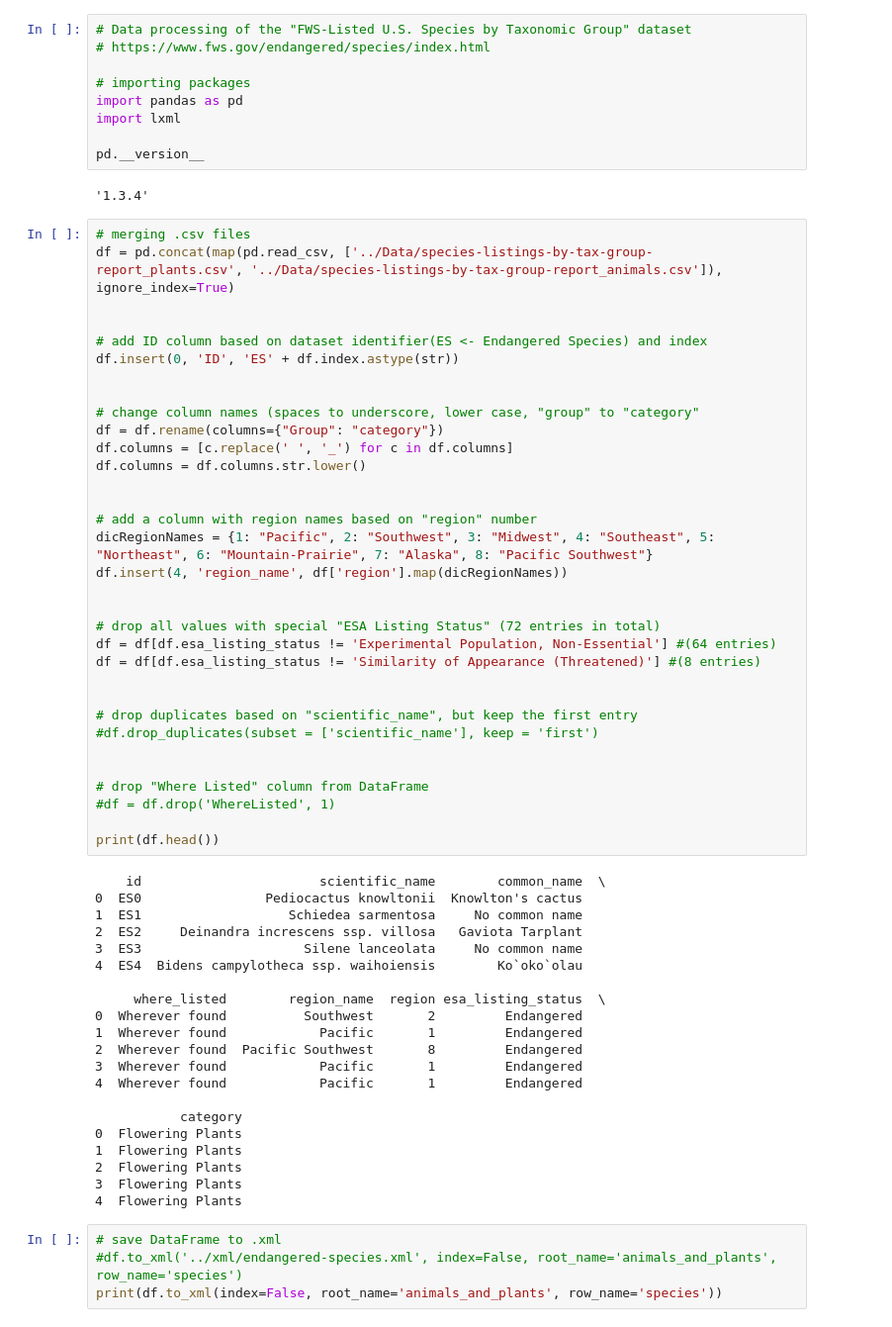
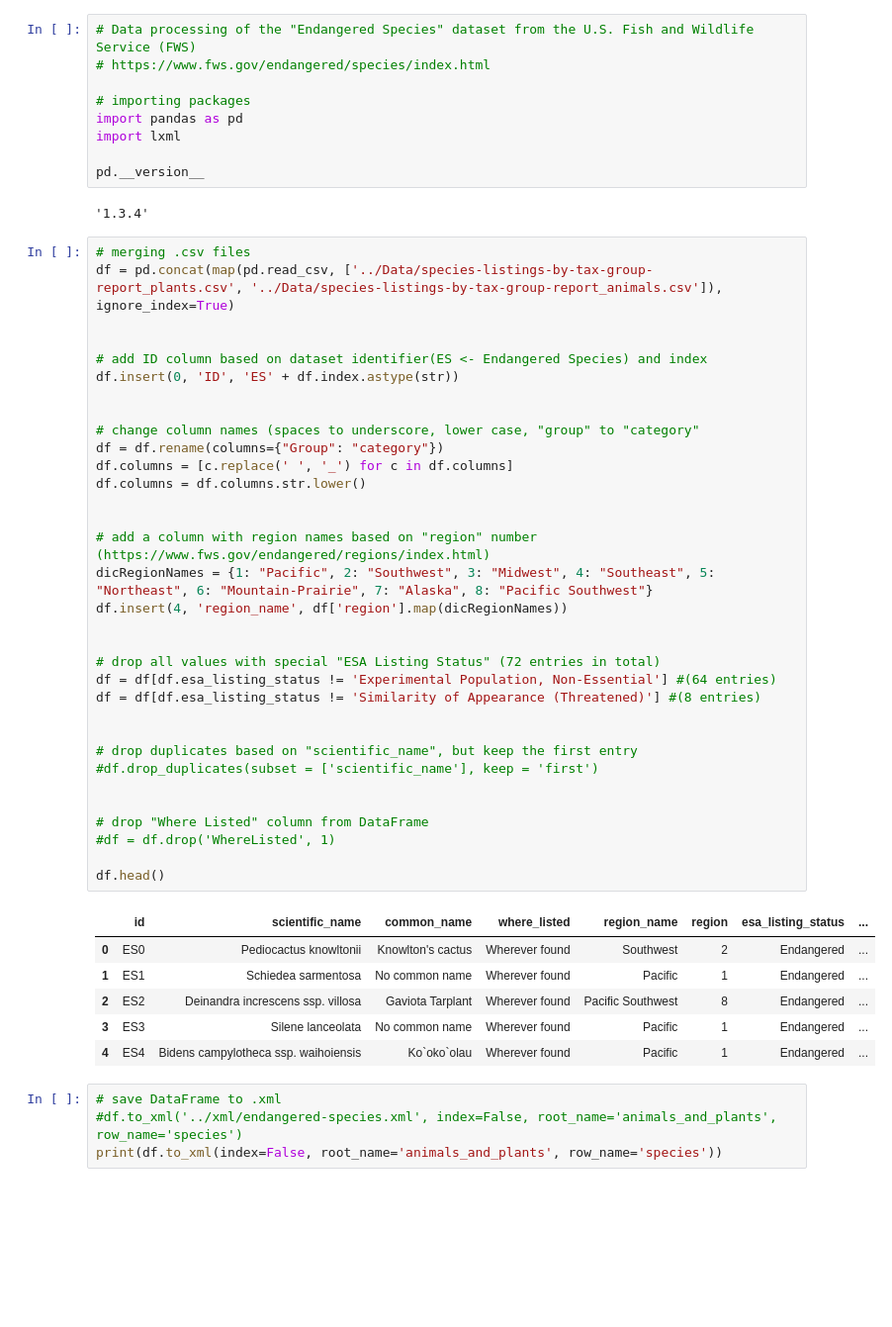
Before and after one commit to till22G/Web_Data_Integration_Project, a Jupyter notebook: notebooks/EndangeredSpecies_Processing.ipynb, the cells around one changed output. Shown at 99% size. Drawn from its saved outputs; the diff is of its cells as text; blank space fills up the shorter version.

Commit message:
Cleaned Endangered Species Preprocessing

```diff
--- a/notebooks/EndangeredSpecies_Processing.ipynb
+++ b/notebooks/EndangeredSpecies_Processing.ipynb
@@ -1,5 +1,5 @@
 # %%
-# Data processing of the "FWS-Listed U.S. Species by Taxonomic Group" dataset
+# Data processing of the "Endangered Species" dataset from the U.S. Fish and Wildlife Service (FWS)
 # https://www.fws.gov/endangered/species/index.html
 
 # importing packages
@@ -14,55 +14,41 @@ pd.__version__
 df = pd.concat(map(pd.read_csv, ['../Data/species-listings-by-tax-group-report_plants.csv', '../Data/species-listings-by-tax-group-report_animals.csv']), ignore_index=True)
 
 
 # add ID column based on dataset identifier(ES <- Endangered Species) and index
 df.insert(0, 'ID', 'ES' + df.index.astype(str))
 
 
 # change column names (spaces to underscore, lower case, "group" to "category"
 df = df.rename(columns={"Group": "category"})
 df.columns = [c.replace(' ', '_') for c in df.columns]
 df.columns = df.columns.str.lower()
 
 
-# add a column with region names based on "region" number
+# add a column with region names based on "region" number (https://www.fws.gov/endangered/regions/index.html)
 dicRegionNames = {1: "Pacific", 2: "Southwest", 3: "Midwest", 4: "Southeast", 5: "Northeast", 6: "Mountain-Prairie", 7: "Alaska", 8: "Pacific Southwest"}
 df.insert(4, 'region_name', df['region'].map(dicRegionNames))
 
 
 # drop all values with special "ESA Listing Status" (72 entries in total)
 df = df[df.esa_listing_status != 'Experimental Population, Non-Essential'] #(64 entries)
 df = df[df.esa_listing_status != 'Similarity of Appearance (Threatened)'] #(8 entries)
 
 
 # drop duplicates based on "scientific_name", but keep the first entry
 #df.drop_duplicates(subset = ['scientific_name'], keep = 'first')
 
 
 # drop "Where Listed" column from DataFrame
 #df = df.drop('WhereListed', 1)
 
-print(df.head())
+df.head()
 # %% [output]
-    id                       scientific_name        common_name  \
-0  ES0                Pediocactus knowltonii  Knowlton's cactus
-1  ES1                   Schiedea sarmentosa     No common name
-2  ES2     Deinandra increscens ssp. villosa   Gaviota Tarplant
-3  ES3                     Silene lanceolata     No common name
-4  ES4  Bidens campylotheca ssp. waihoiensis        Ko`oko`olau
-
-     where_listed        region_name  region esa_listing_status  \
-0  Wherever found          Southwest       2         Endangered
-1  Wherever found            Pacific       1         Endangered
-2  Wherever found  Pacific Southwest       8         Endangered
-3  Wherever found            Pacific       1         Endangered
-4  Wherever found            Pacific       1         Endangered
-
-           category
-0  Flowering Plants
-1  Flowering Plants
-2  Flowering Plants
-3  Flowering Plants
-4  Flowering Plants
+|  | id | scientific_name | common_name | where_listed | region_name | region | esa_listing_status | ... |
+| 0 | ES0 | Pediocactus knowltonii | Knowlton's cactus | Wherever found | Southwest | 2 | Endangered | ... |
+| 1 | ES1 | Schiedea sarmentosa | No common name | Wherever found | Pacific | 1 | Endangered | ... |
+| 2 | ES2 | Deinandra increscens ssp. villosa | Gaviota Tarplant | Wherever found | Pacific Southwest | 8 | Endangered | ... |
+| 3 | ES3 | Silene lanceolata | No common name | Wherever found | Pacific | 1 | Endangered | ... |
+| 4 | ES4 | Bidens campylotheca ssp. waihoiensis | Ko`oko`olau | Wherever found | Pacific | 1 | Endangered | ... |
 # %%
 # save DataFrame to .xml
 #df.to_xml('../xml/endangered-species.xml', index=False, root_name='animals_and_plants', row_name='species')
```
Also changed, not shown: parts of 4 cells of this notebook.
